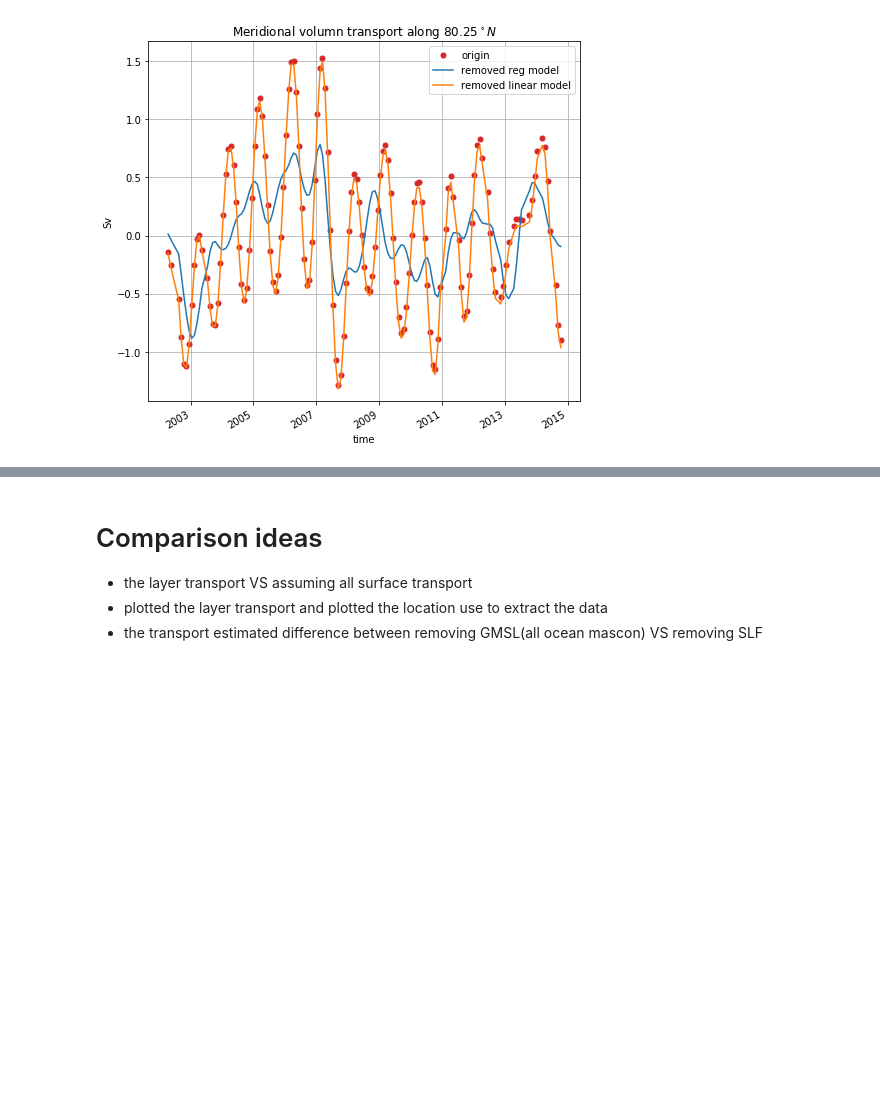
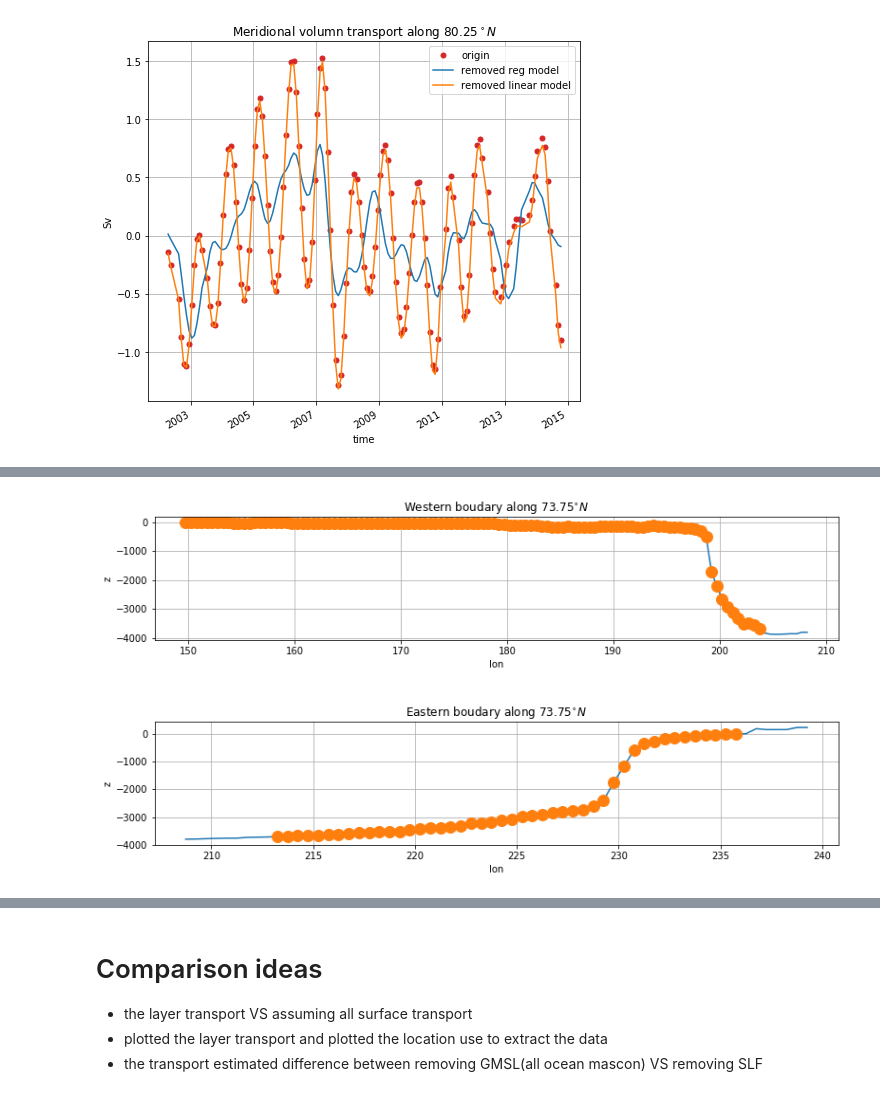
Before and after one commit to chiaweh2/arctic_ocean, a Jupyter notebook: ocean_transport_arctic_exp.ipynb, the cells around one changed output, grey strips where cells are left out. Drawn from its saved outputs; the diff is of its cells as text; code cells hidden in the pictures; blank space fills up the shorter version.

```diff
--- a/ocean_transport_arctic_exp.ipynb
+++ b/ocean_transport_arctic_exp.ipynb
@@ -1577,0 +1650,82 @@ fig.savefig('./figures/arctic_80.25_sec2_tran_1500_3500_smooth.pdf', dpi=300, fa
+# %%
+#### dz => east - west
+dz_ew=xr.DataArray(np.zeros([len(topo.lat.values),len(topo.lon.values)])
+                   , coords=[topo.lat.values,topo.lon.values]
+                   , dims=['lat','lon'])
+
+dz_ew.loc[coord_lat, coord_lon]=(topo_east-topo_west)/2.
+dz_ew.loc[coord_lat, 0.25]=edge025.reshape(len(coord_lat))
+dz_ew.loc[coord_lat, 359.75]=edge35975.reshape(len(coord_lat))
+coord_lat=None
+coord_lon=None
+topo_east=None
+topo_west=None
+edge025=None
+edge35975=None
+# %%
+#### dealing the upper boundary and lower boundary dz
+# since dz is now the differences between east and west grids
+# if either of the point is located out of the depth range the
+# dz should use upper/low boundary to replace the out of range depth
+temp=topo.z.where(topo.z>z2)
+topo_z1_z2=temp.where(temp<z1)
+temp=None
+dz_ew_z1_z2=dz_ew.where(topo_z1_z2.notnull())
+
+
+
+# zoom to local region west boundary
+topo_loc=topo_z1_z2.sel(lat=sel_lat,lon=sel_lon_range_west)         # slice "topo" in x,y range
+lon_loc_w=topo_loc.where(topo_loc.notnull(),drop=True).lon.values   # slice "lon" in topo range
+dz_ew_loc_w=dz_ew_z1_z2.sel(lat=sel_lat,lon=sel_lon_range_west)     # slice "dz" in x,y range
+
+# modify the two boundary dz
+dz_ew_loc_w.loc[lon_loc_w[0]]=(topo_loc.loc[lon_loc_w[1]]-topo_loc.loc[lon_loc_w[0]])/2.\
+                          +(topo_loc.loc[lon_loc_w[0]]-z1)
+dz_ew_loc_w.loc[lon_loc_w[-1]]=(topo_loc.loc[lon_loc_w[-1]]-topo_loc.loc[lon_loc_w[-2]])/2.\
+                          +(z2-topo_loc.loc[lon_loc_w[-1]])
+
+# determine whether the slice lon are continuous
+indw=np.append(np.where(np.diff(lon_loc_w)==dx)[0],np.where(np.diff(lon_loc_w)==dx)[0][-1]+1)
+if np.sum(np.diff(indw))!= len(indw)-1:
+    print "The point along the western slope is not a continous array!!!!"
+    print "==> choose the new lon range at the boundary"
+    print "    current lon array within the depth range are"
+    print "    ", lon_loc_w[indw]
+
+
+# zoom to local region east boundary
+topo_loc=topo_z1_z2.sel(lat=sel_lat,lon=sel_lon_range_east)
+lon_loc_e=topo_loc.where(topo_loc.notnull(),drop=True).lon.values
+dz_ew_loc_e=dz_ew_z1_z2.sel(lat=sel_lat,lon=sel_lon_range_east)
+
+# modify the two boundary dz
+dz_ew_loc_e.loc[lon_loc_e[0]]=(topo_loc.loc[lon_loc_e[1]]-topo_loc.loc[lon_loc_e[0]])/2.\
+                          +(topo_loc.loc[lon_loc_e[0]]-z2)
+dz_ew_loc_e.loc[lon_loc_e[-1]]=(topo_loc.loc[lon_loc_e[-1]]-topo_loc.loc[lon_loc_e[-2]])/2.\
+                          +(z1-topo_loc.loc[lon_loc_e[-1]])
+
+# determine whether the slice lon are continuous
+inde=np.append(np.where(np.diff(lon_loc_e)==dx)[0],np.where(np.diff(lon_loc_e)==dx)[0][-1]+1)
+if np.sum(np.diff(inde))!= len(inde)-1:
+    print "The point along the eastern slope is not a continous array!!!!"
+    print "==> choose the new lon range at the boundary"
+    print "    current lon array within the depth range are"
+    print "    ", lon_loc_e[inde]
+
+
+#### plot the location of the west and east boundary
+fig=plt.figure(figsize=[10,3])
+ax1=fig.add_axes([0,0,1,0.6])
+ax2=fig.add_axes([0,-1,1,0.6])
+plot1=topo.z.sel(lat=sel_lat,lon=sel_lon_range_west).plot(ax=ax1)
+point1=topo.z.sel(lat=sel_lat,lon=lon_loc_w[indw]).plot(ax=ax1
+        ,color='#ff7f0e', marker='o', linestyle='none',markersize=12)
+plot2=topo.z.sel(lat=sel_lat,lon=sel_lon_range_east).plot(ax=ax2)
+point2=topo.z.sel(lat=sel_lat,lon=lon_loc_e[inde]).plot(ax=ax2
+        ,color='#ff7f0e', marker='o', linestyle='none',markersize=12)
+ax1.grid()
+ax2.grid()
+ax1.set_title('Western boudary along %0.2f$^{\circ}N$'%sel_lat)
+ax2.set_title('Eastern boudary along %0.2f$^{\circ}N$'%sel_lat)
+# %% [output]
@@ -1577,0 +1733 @@ fig.savefig('./figures/arctic_80.25_sec2_tran_1500_3500_smooth.pdf', dpi=300, fa
+[figure, added]
```
Also changed, not shown: parts of 11 cells of this notebook, 4 other files.
